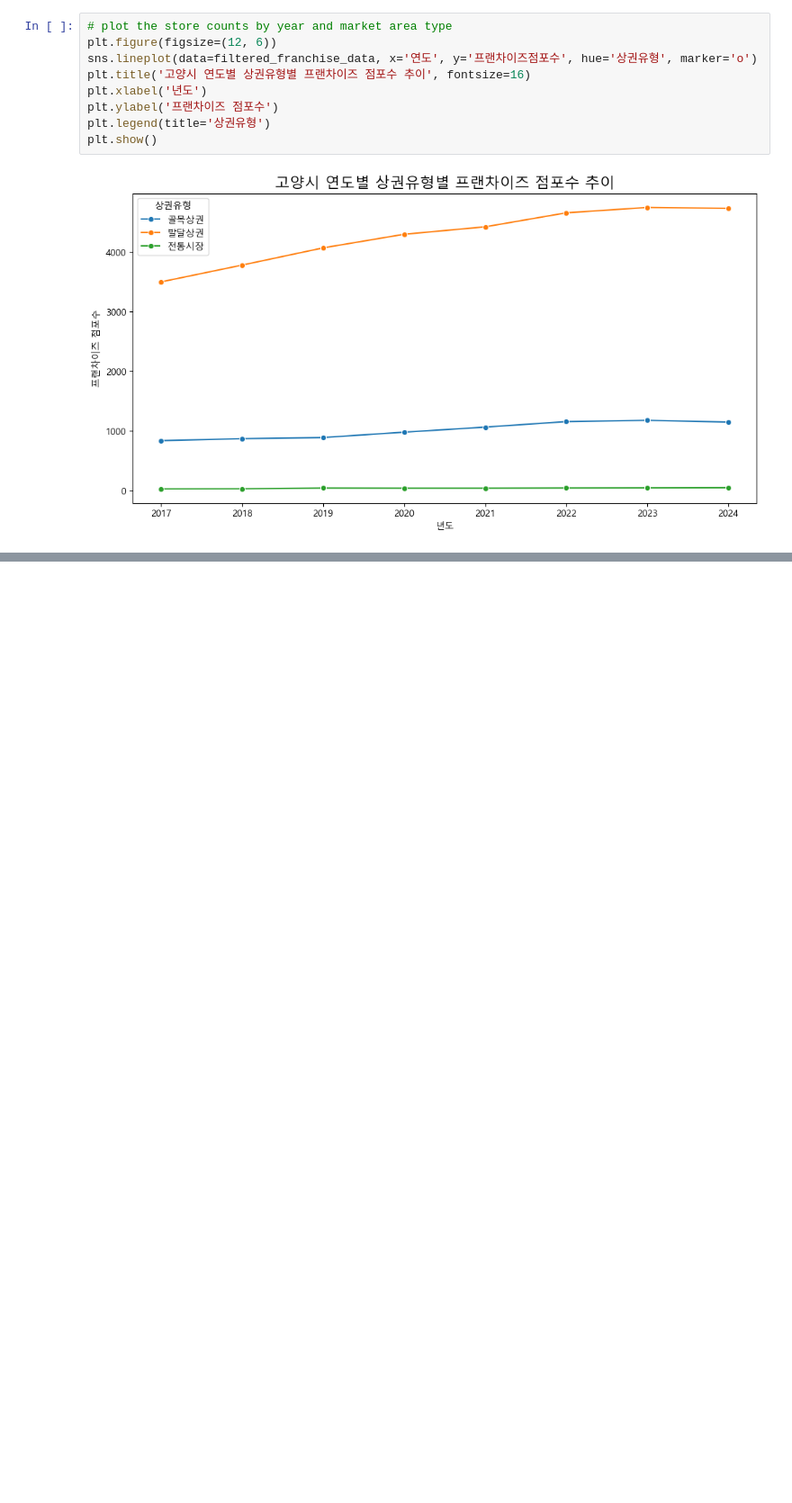
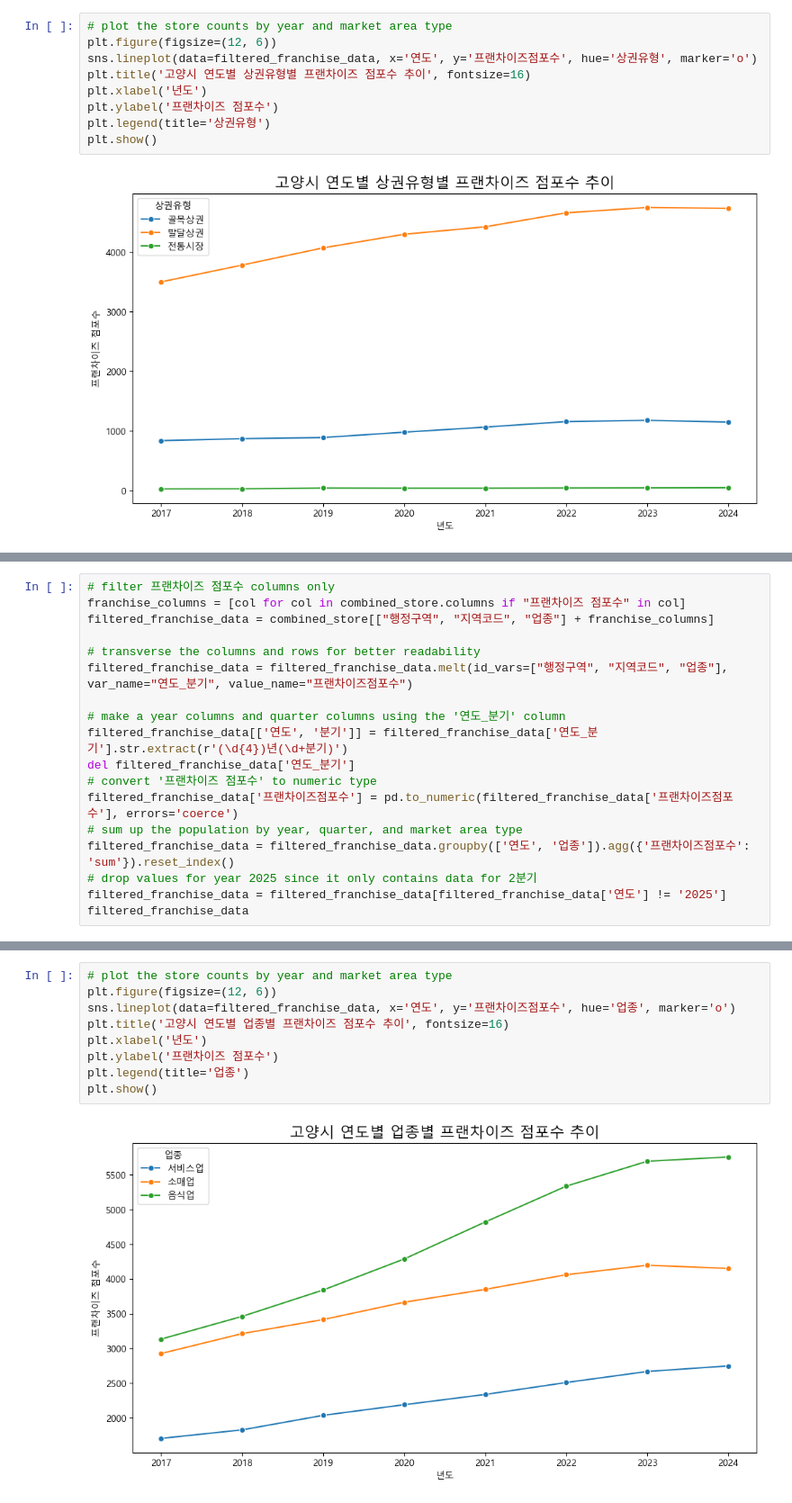
Before and after one commit to gisyun/Goyang_TradeAreaAnalysis, a Jupyter notebook: StoreAnalysis.ipynb, the cells around one changed output, grey strips where cells are left out. Shown at 90% size. Saved outputs shown, nothing was run; the diff lists cells and outputs as text; blank space fills up the shorter version.

```diff
--- a/StoreAnalysis.ipynb
+++ b/StoreAnalysis.ipynb
@@ -282,0 +486,18 @@ plt.show()
+# %%
+# filter 프랜차이즈 점포수 columns only
+franchise_columns = [col for col in combined_store.columns if "프랜차이즈 점포수" in col]
+filtered_franchise_data = combined_store[["행정구역", "지역코드", "업종"] + franchise_columns]
+
+# transverse the columns and rows for better readability
+filtered_franchise_data = filtered_franchise_data.melt(id_vars=["행정구역", "지역코드", "업종"], var_name="연도_분기", value_name="프랜차이즈점포수")
+
+# make a year columns and quarter columns using the '연도_분기' column
+filtered_franchise_data[['연도', '분기']] = filtered_franchise_data['연도_분기'].str.extract(r'(\d{4})년(\d+분기)')
+del filtered_franchise_data['연도_분기']
+# convert '프랜차이즈 점포수' to numeric type
+filtered_franchise_data['프랜차이즈점포수'] = pd.to_numeric(filtered_franchise_data['프랜차이즈점포수'], errors='coerce')
+# sum up the population by year, quarter, and market area type
+filtered_franchise_data = filtered_franchise_data.groupby(['연도', '업종']).agg({'프랜차이즈점포수': 'sum'}).reset_index()
+# drop values for year 2025 since it only contains data for 2분기
+filtered_franchise_data = filtered_franchise_data[filtered_franchise_data['연도'] != '2025']
+filtered_franchise_data
@@ -282,0 +522,11 @@ plt.show()
+# %%
+# plot the store counts by year and market area type
+plt.figure(figsize=(12, 6))
+sns.lineplot(data=filtered_franchise_data, x='연도', y='프랜차이즈점포수', hue='업종', marker='o')
+plt.title('고양시 연도별 업종별 프랜차이즈 점포수 추이', fontsize=16)
+plt.xlabel('년도')
+plt.ylabel('프랜차이즈 점포수')
+plt.legend(title='업종')
+plt.show()
+# %% [output]
+[figure, added]
```
Also changed, not shown: parts of 8 cells of this notebook.
